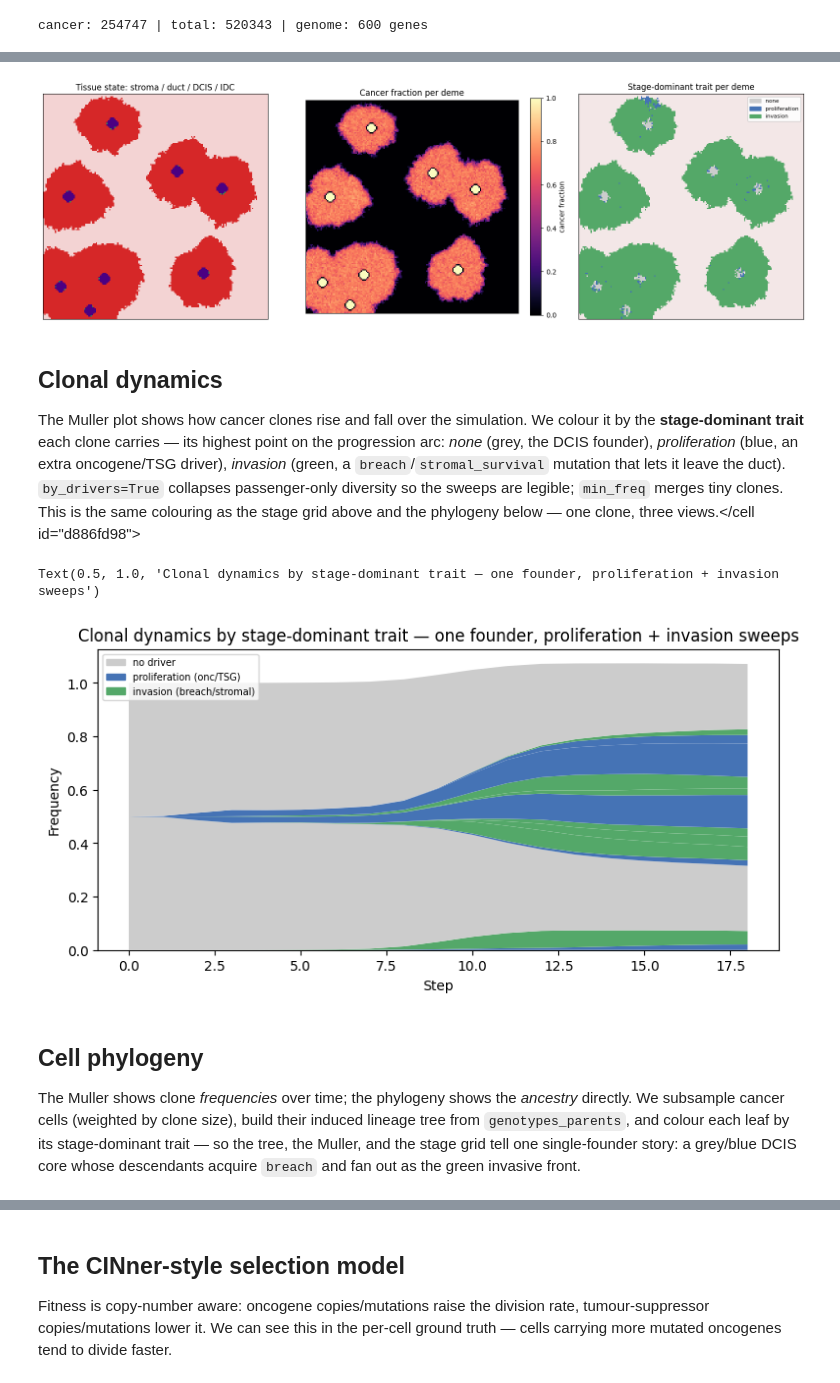
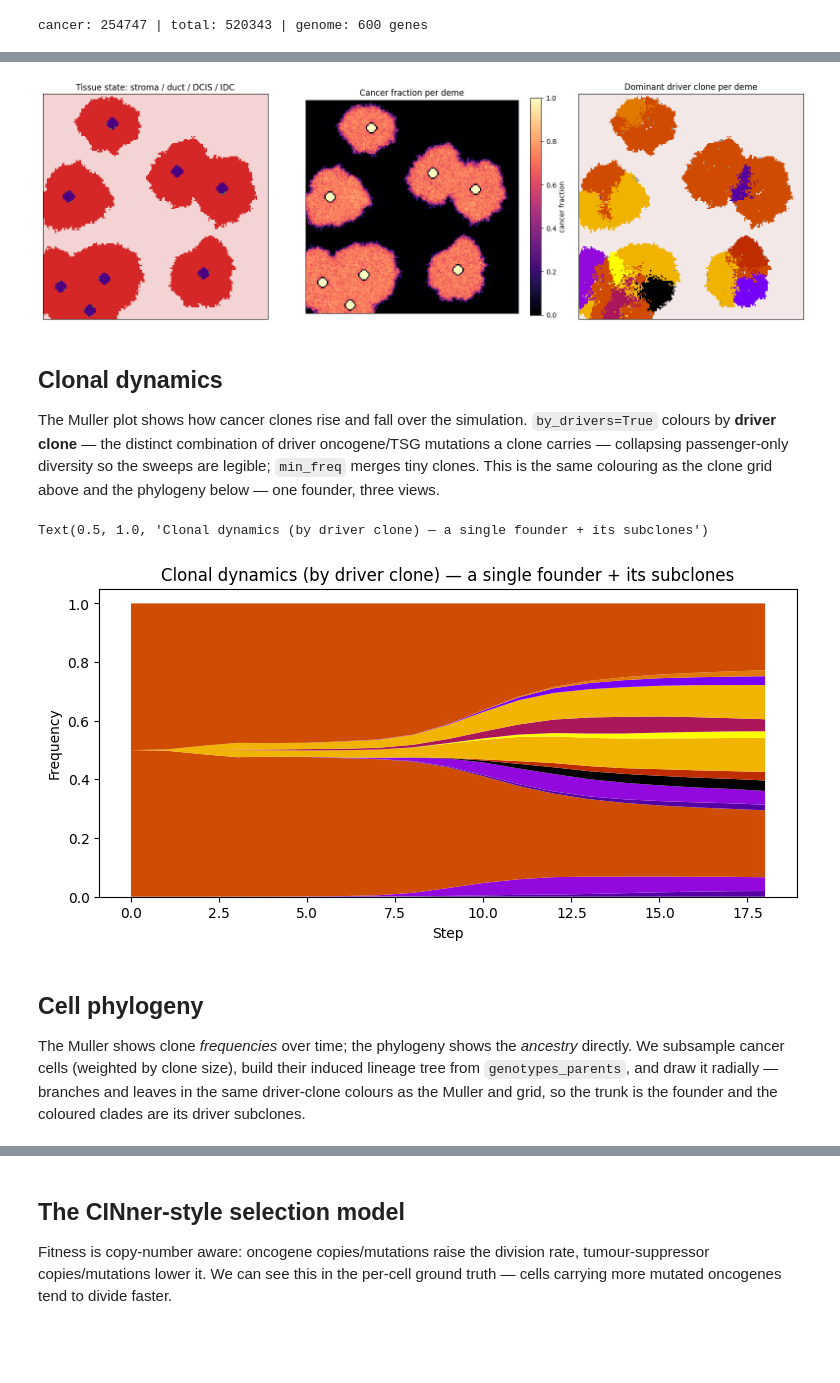
Before and after one commit to pedrofale/iscc, a Jupyter notebook: notebooks/02_tumor_growth.ipynb, the cells around one changed output, grey strips where cells are left out. Saved outputs shown, nothing was run; the diff lists cells and outputs as text; code cells hidden in the pictures; blank space fills up the shorter version.

```diff
--- a/notebooks/02_tumor_growth.ipynb
+++ b/notebooks/02_tumor_growth.ipynb
@@ -46,33 +45,30 @@ tumor.plot_tissue(ax=axes[0], color="state")
 axes[0].set_title("Tissue state: stroma / duct / DCIS / IDC")
 tumor.plot_tissue(ax=axes[1], color="cancer_frac")
 axes[1].set_title("Cancer fraction per deme")
-tumor.plot_tissue(ax=axes[2], color="stage")
-axes[2].set_title("Stage-dominant trait per deme")
+tumor.plot_tissue(ax=axes[2], color="clone")
+axes[2].set_title("Dominant driver clone per deme")
 plt.tight_layout()
 # %% [output]
-[figure, old version]
+[figure, new version]
 # %% [markdown]
 ## Clonal dynamics
 
-The Muller plot shows how cancer clones rise and fall over the simulation. We colour it by the
-**stage-dominant trait** each clone carries — its highest point on the progression arc: *none* (grey,
-the DCIS founder), *proliferation* (blue, an extra oncogene/TSG driver), *invasion* (green, a
-`breach`/`stromal_survival` mutation that lets it leave the duct). `by_drivers=True` collapses
-passenger-only diversity so the sweeps are legible; `min_freq` merges tiny clones. This is the same
-colouring as the stage grid above and the phylogeny below — one clone, three views.</cell id="d886fd98">
+The Muller plot shows how cancer clones rise and fall over the simulation. `by_drivers=True` colours
+by **driver clone** — the distinct combination of driver oncogene/TSG mutations a clone carries —
+collapsing passenger-only diversity so the sweeps are legible; `min_freq` merges tiny clones. This is
+the same colouring as the clone grid above and the phylogeny below — one founder, three views.
 # %%
 fig, ax = plt.subplots(figsize=(9, 4))
-tumor.plot_muller(ax=ax, by_stage=True, by_drivers=True, min_freq=0.02)
-ax.set_title("Clonal dynamics by stage-dominant trait — one founder, proliferation + invasion sweeps")
+tumor.plot_muller(ax=ax, by_drivers=True, min_freq=0.02)
+ax.set_title("Clonal dynamics (by driver clone) — a single founder + its subclones")
 # %% [output]
-Text(0.5, 1.0, 'Clonal dynamics by stage-dominant trait — one founder, proliferation + invasion sweeps')
+Text(0.5, 1.0, 'Clonal dynamics (by driver clone) — a single founder + its subclones')
-[figure, old version]
+[figure, new version]
 # %% [markdown]
 ## Cell phylogeny
 
 The Muller shows clone *frequencies* over time; the phylogeny shows the *ancestry* directly. We
 subsample cancer cells (weighted by clone size), build their induced lineage tree from
-`genotypes_parents`, and colour each leaf by its stage-dominant trait — so the tree, the Muller, and
-the stage grid tell one single-founder story: a grey/blue DCIS core whose descendants acquire `breach`
-and fan out as the green invasive front.
+`genotypes_parents`, and draw it radially — branches and leaves in the same driver-clone colours as
+the Muller and grid, so the trunk is the founder and the coloured clades are its driver subclones.
 # %%
```
Also changed, not shown: parts of 2 cells of this notebook, 5 other files.
